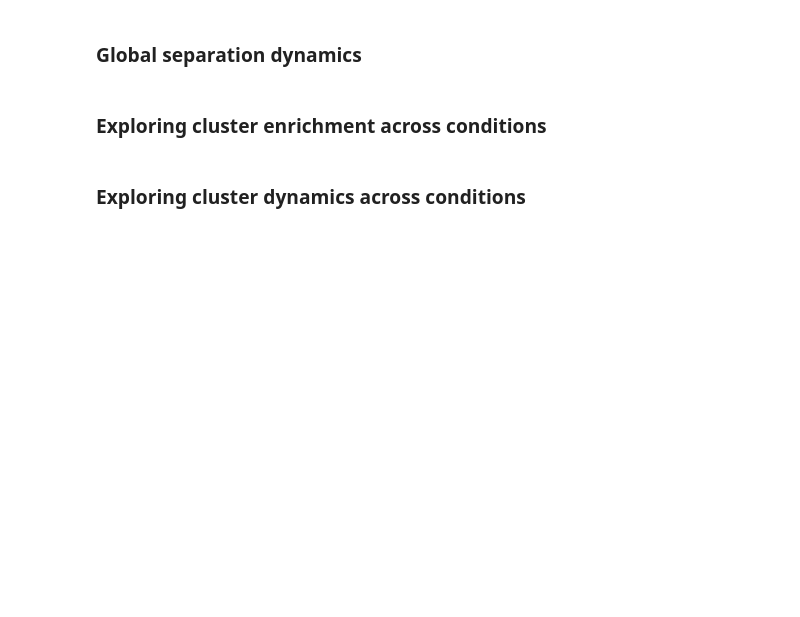
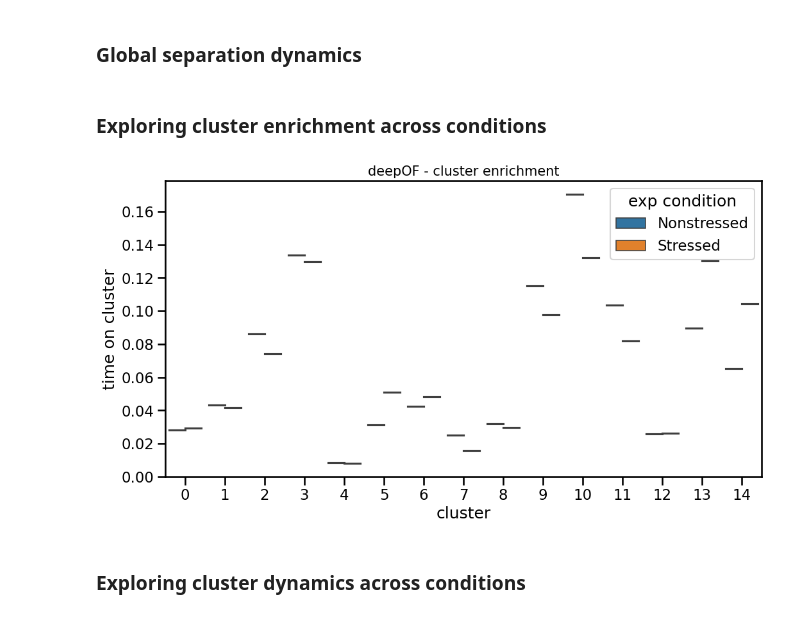
Before and after one commit to mlfpm/deepof, a Jupyter notebook: docs/source/tutorial_notebooks/deepof_unsupervised_tutorial.ipynb, the cells around one changed output. Drawn from its saved outputs; the diff is of its cells as text; code cells hidden in the pictures; blank space fills up the shorter version.

```diff
--- a/docs/source/tutorial_notebooks/deepof_unsupervised_tutorial.ipynb
+++ b/docs/source/tutorial_notebooks/deepof_unsupervised_tutorial.ipynb
@@ -77,9 +104,9 @@ pp = (pp[0][:25000], pp[1][:25000], pp[2][:25000], pp[3][:25000], pp[4][:25000],
 cons = my_deepof_project.deep_unsupervised_embedding(
     pp,
     adjacency_matrix=adj,
-    embedding_model="VaDE",
+    embedding_model="VQVAE",
     epochs=10,
-    encoder_type="recurrent",
+    encoder_type="transformer",
     n_components=15,
     latent_dim=4,
     kl_warmup=10,
@@ -236,15 +297,17 @@ plt.close()
 # %% [markdown]
 ### Exploring cluster enrichment across conditions
 # %%
-plt.figure(figsize=(12, 4))
+plt.figure(figsize=(12, 6))
 
 deepof.visuals.plot_cluster_enrichment(
     my_deepof_project,
     embeddings,
     soft_counts,
     breaks,
     normalize=True,
 )
+# %% [output]
+[figure, added]
 # %% [markdown]
 ### Exploring cluster dynamics across conditions
 # %%
```
Also changed, not shown: parts of 12 cells of this notebook, 5 other files.
